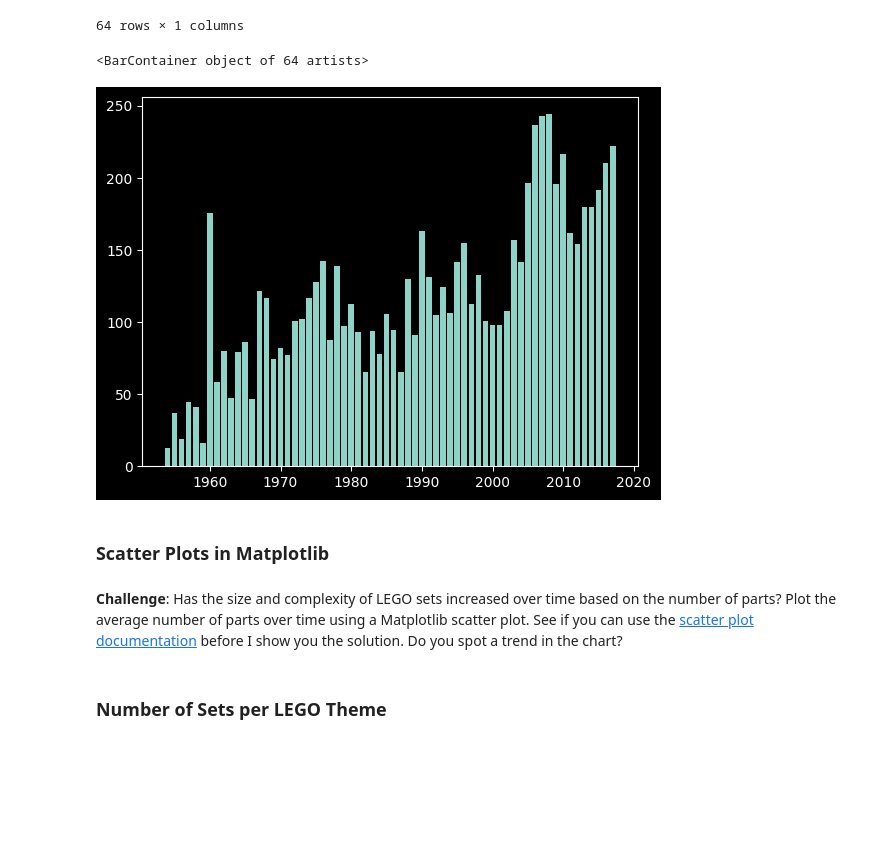
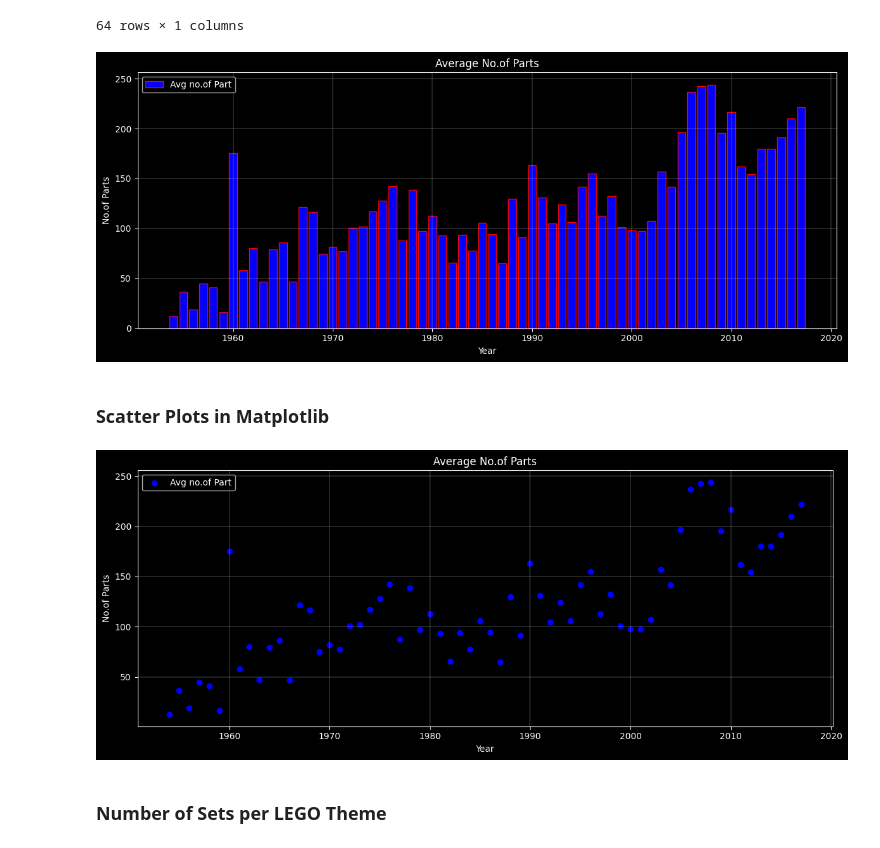
Before and after one commit to ahmedyar7/Data-Science-Projects, a Jupyter notebook: LEGOs Data Set/main.ipynb, the cells around one changed output. Saved outputs shown, nothing was run; the diff lists cells and outputs as text; code cells hidden in the pictures; blank space fills up the shorter version.

Commit message:
Completing the Graph visualization

```diff
--- a/LEGOs Data Set/main.ipynb
+++ b/LEGOs Data Set/main.ipynb
@@ -291,18 +292,44 @@ avg_num_parts
 | 2016 | 209.920740 |
 | 2017 | 221.840967 |
 64 rows × 1 columns
-# %%
-x_cor = avg_num_parts.index
-y_cor = avg_num_parts.avg_part
-
-plt.bar(x_cor, y_cor)
-# %% [output]
-<BarContainer object of 64 artists>
-[figure, removed]
+# %%
+x_cor = avg_num_parts.index
+y_cor = avg_num_parts.avg_part
+
+
+plt.figure(figsize=(12, 5))
+
+plt.title("Average No.of Parts")
+plt.xlabel("Year")
+plt.ylabel("No.of Parts")
+
+plt.bar(x_cor, y_cor, color="b", edgecolor="r", label="Avg no.of Part")
+plt.grid(visible=True, linewidth=0.2)
+plt.legend(loc="upper left")
+plt.tight_layout()
+plt.show()
+# %% [output]
+[figure, added]
 # %% [markdown]
 ### Scatter Plots in Matplotlib
-# %% [markdown]
-**Challenge**: Has the size and complexity of LEGO sets increased over time based on the number of parts? Plot the average number of parts over time using a Matplotlib scatter plot. See if you can use the [scatter plot documentation](https://matplotlib.org/3.1.0/api/_as_gen/matplotlib.pyplot.scatter.html) before I show you the solution. Do you spot a trend in the chart?
+# %%
+x_cor = avg_num_parts.index
+y_cor = avg_num_parts.avg_part
+
+
+plt.figure(figsize=(12, 5))
+
+plt.title("Average No.of Parts")
+plt.xlabel("Year")
+plt.ylabel("No.of Parts")
+
+plt.scatter(x_cor, y_cor, color="b", edgecolor="b", label="Avg no.of Part")
+plt.grid(visible=True, linewidth=0.2)
+plt.legend(loc="upper left")
+plt.tight_layout()
+plt.show()
+# %% [output]
+[figure, added]
 # %% [markdown]
 ### Number of Sets per LEGO Theme
 # %% [markdown]
```
Also changed, not shown: parts of 12 cells of this notebook.
